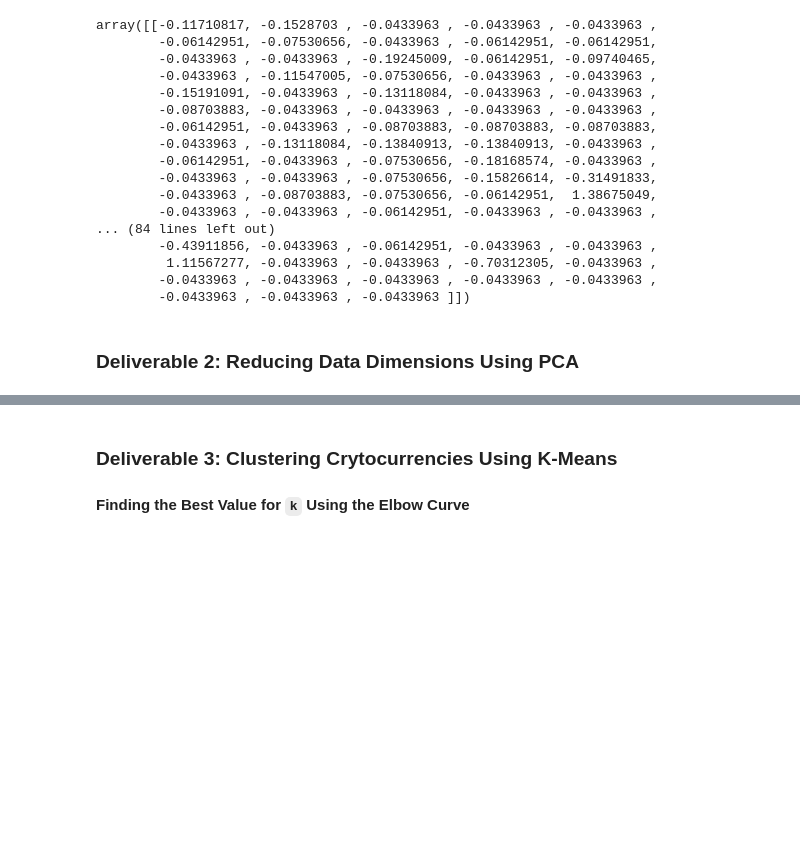
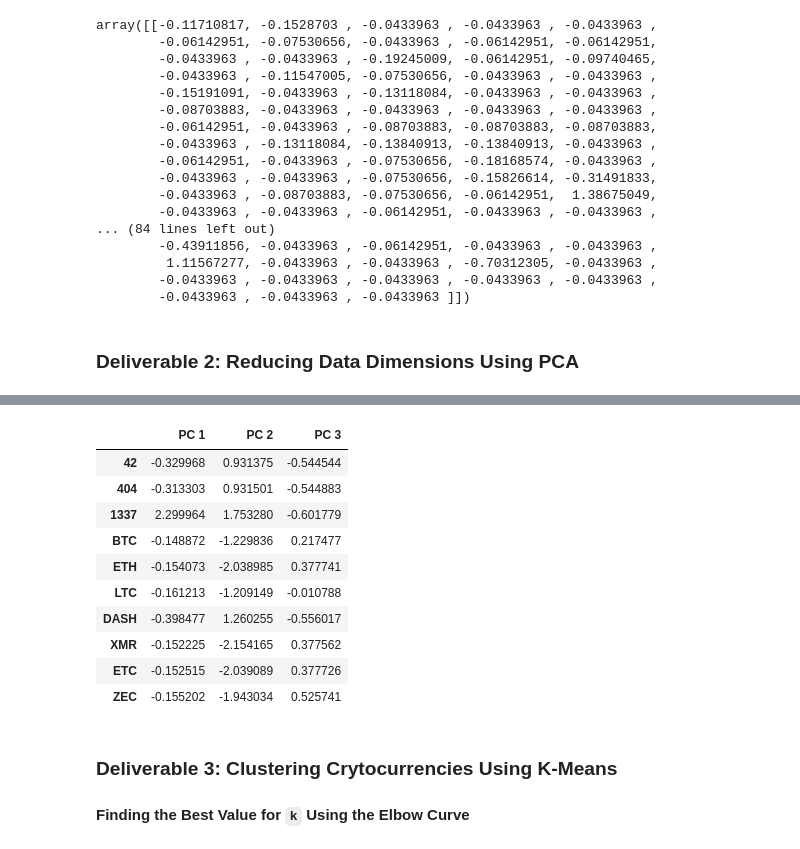
Before and after one commit to puneetkaurda/Cryptocurrencies, a Jupyter notebook: crypto_clustering.ipynb, the cells around one changed output, grey strips where cells are left out. Cells and saved outputs as stored; diff of their text form; code cells hidden in the pictures; blank space fills up the shorter version.

```diff
--- a/crypto_clustering.ipynb
+++ b/crypto_clustering.ipynb
@@ -264,3 +264,17 @@ pcs_df.head(10)
+# %%
+pcs_df.head(10)
+# %% [output]
+|  | PC 1 | PC 2 | PC 3 |
+| 42 | -0.329968 | 0.931375 | -0.544544 |
+| 404 | -0.313303 | 0.931501 | -0.544883 |
+| 1337 | 2.299964 | 1.753280 | -0.601779 |
+| BTC | -0.148872 | -1.229836 | 0.217477 |
+| ETH | -0.154073 | -2.038985 | 0.377741 |
+| LTC | -0.161213 | -1.209149 | -0.010788 |
+| DASH | -0.398477 | 1.260255 | -0.556017 |
+| XMR | -0.152225 | -2.154165 | 0.377562 |
+| ETC | -0.152515 | -2.039089 | 0.377726 |
+| ZEC | -0.155202 | -1.943034 | 0.525741 |
 # %% [markdown]
 ### Deliverable 3: Clustering Crytocurrencies Using K-Means
 
```
Also changed, not shown: parts of 6 cells of this notebook.
